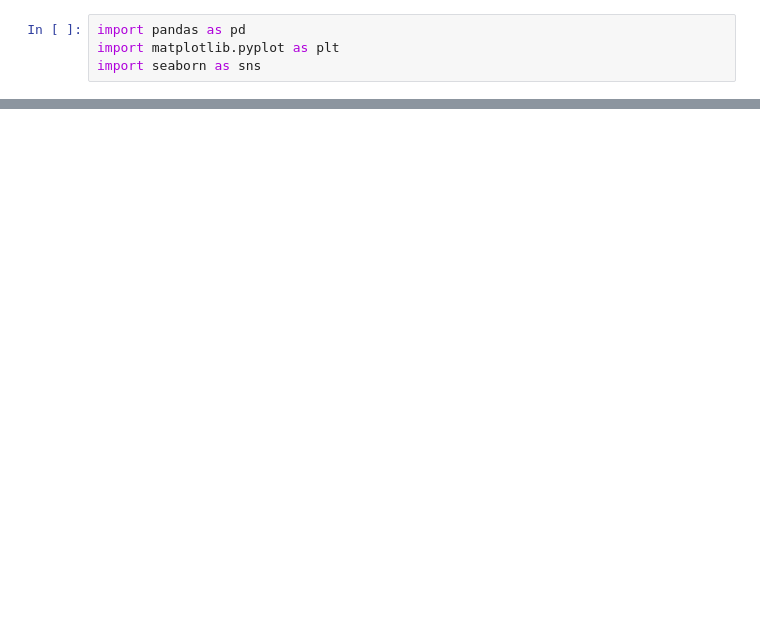
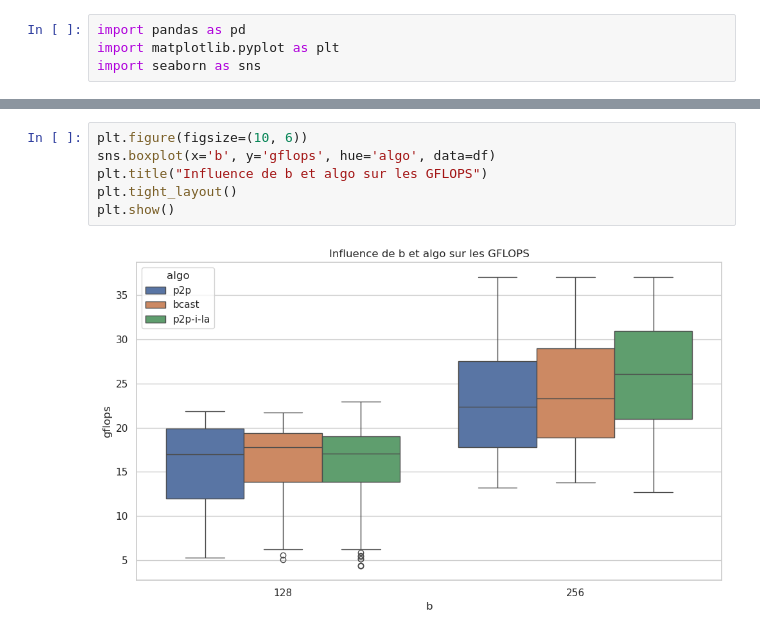
Before and after one commit to InesBesbes/MPI_HPC, a Jupyter notebook: plot_benchmark.ipynb, the cells around one changed output, grey strips where cells are left out. Saved outputs shown, nothing was run; the diff lists cells and outputs as text; blank space fills up the shorter version.

```diff
--- a/plot_benchmark.ipynb
+++ b/plot_benchmark.ipynb
@@ -56,0 +50,8 @@ plt.show()
+# %%
+plt.figure(figsize=(10, 6))
+sns.boxplot(x='b', y='gflops', hue='algo', data=df)
+plt.title("Influence de b et algo sur les GFLOPS")
+plt.tight_layout()
+plt.show()
+# %% [output]
+[figure, added]
```
Also changed, not shown: parts of 11 cells of this notebook, 29 other files.
